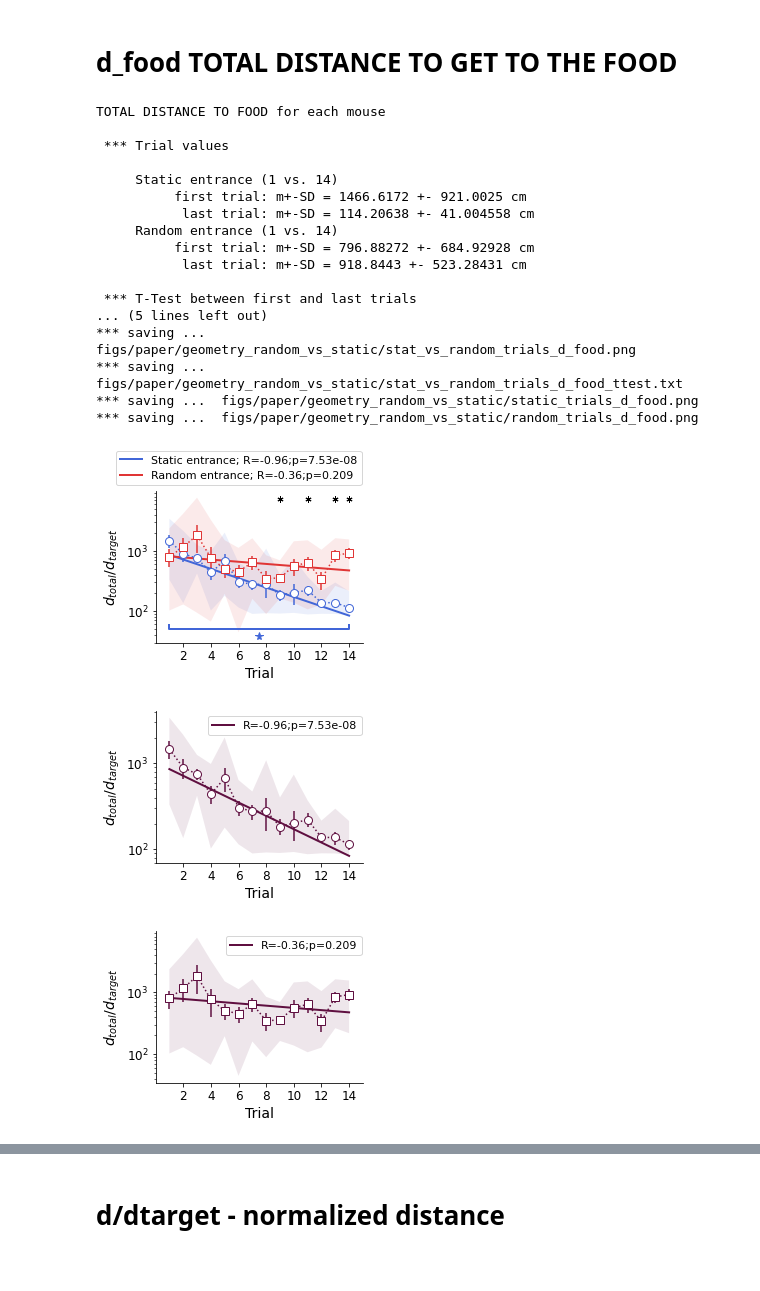
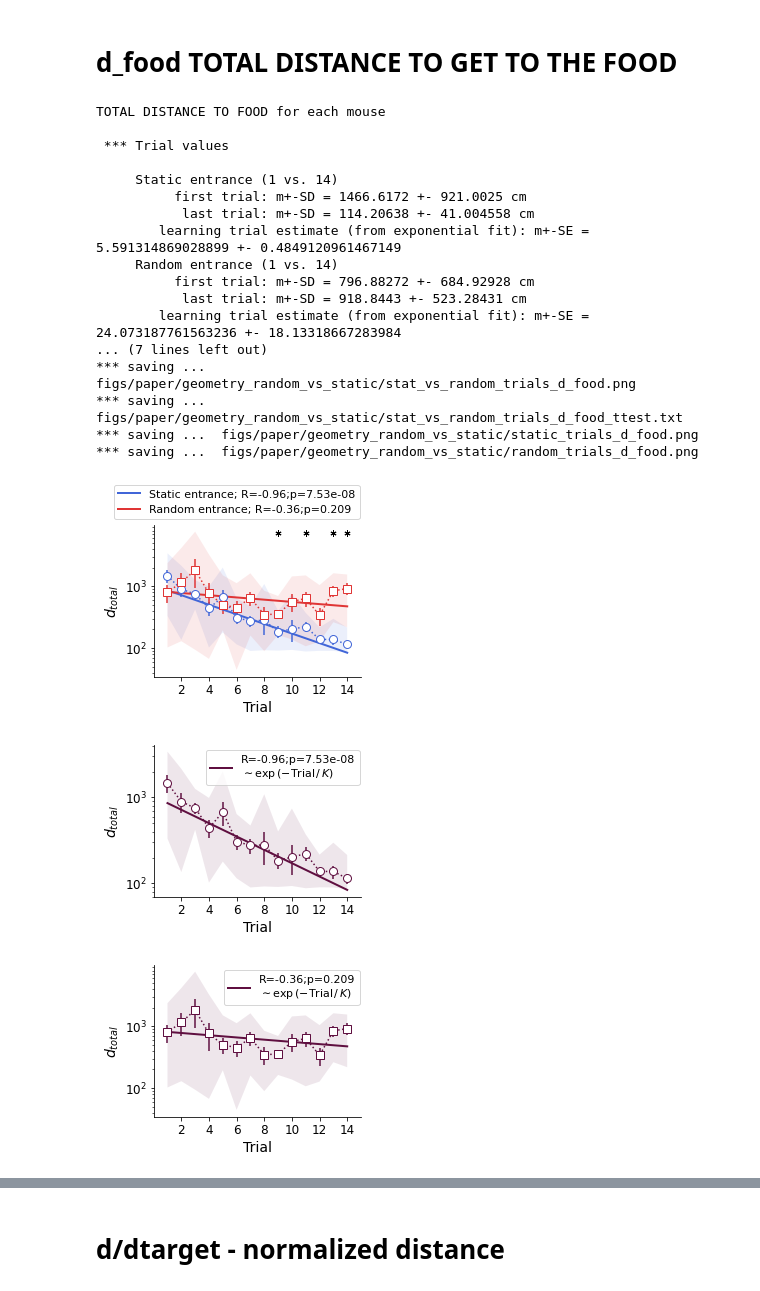
Before and after one commit to neuro-physics/mouse-cogmap, a Jupyter notebook: fig_paper_Random_Static_trajectory_param_stats.ipynb, the cells around one changed output, grey strips where cells are left out. Drawn from its saved outputs; the diff is of its cells as text; code cells hidden in the pictures.

```diff
--- a/fig_paper_Random_Static_trajectory_param_stats.ipynb
+++ b/fig_paper_Random_Static_trajectory_param_stats.ipynb
@@ -448,6 +890,10 @@ d_food_Z_linreg_trial_rt = misc.linregress(numpy.arange(n_trials) , linearize_fu
 d_food_Z_linreg_trial_ft = misc.linregress(numpy.arange(n_trials) , linearize_func_Z(d_food_mmean_sd_err_Z_ft[:        ,0]), alternative='two-sided')
 
 
+calc_distance_learning_time     = lambda linreg_res: -1.0 / linreg_res.slope # the trial learn time constant is -1/A, since I fitted the exponential distance = exp(A*Trial) to the decay of distance of trial
+calc_distance_learning_time_err = lambda linreg_res: linreg_res.stderr * (1.0 / linreg_res.slope**2) # error propagation formula for B = -1/A ... if I measure A and want to know B = f(A), then the error E(B) = E(A) * |dB/dA| applied in the measured value for A
+
+
 #######
 ####### t-test
 #######
@@ -460,14 +906,22 @@ k_significant_trials = misc.check_p_values(d_food_ttest_trials,p_significant,q_F
 d_food_ttest_first_last_rt = scipy.stats.ttest_ind(d_food_rt[0],d_food_rt[n_trials-1],equal_var=False,nan_policy='omit',alternative='two-sided')
 d_food_ttest_first_last_ft = scipy.stats.ttest_ind(d_food_ft[0],d_food_ft[n_trials-1],equal_var=False,nan_policy='omit',alternative='two-sided')
 
+
+trial_n_learn_estimate_rt     = calc_distance_learning_time(d_food_linreg_trial_rt)
+trial_n_learn_estimate_err_rt = calc_distance_learning_time_err(d_food_linreg_trial_rt)
+trial_n_learn_estimate_ft     = calc_distance_learning_time(d_food_linreg_trial_ft)
+trial_n_learn_estimate_err_ft = calc_distance_learning_time_err(d_food_linreg_trial_ft)
+
 ttest_result  = 'TOTAL DISTANCE TO FOOD for each mouse\n\n'
 ttest_result += ' *** Trial values' + '\n\n'
 ttest_result += f'     Static entrance (1 vs. {n_trials})\n'
 ttest_result += f'          first trial: m+-SD = {d_food_mmean_sd_err_rt[         0,0]:.8g} +- {d_food_mmean_sd_err_rt[         0,1]:.8g} cm\n'
 ttest_result += f'           last trial: m+-SD = {d_food_mmean_sd_err_rt[n_trials-1,0]:.8g} +- {d_food_mmean_sd_err_rt[n_trials-1,1]:.8g} cm\n'
+ttest_result += f'        learning trial estimate (from exponential fit): m+-SE = {trial_n_learn_estimate_rt} +- {trial_n_learn_estimate_err_rt} \n'
 ttest_result += f'     Random entrance (1 vs. {n_trials})\n'
 ttest_result += f'          first trial: m+-SD = {d_food_mmean_sd_err_ft[         0,0]:.8g} +- {d_food_mmean_sd_err_ft[         0,1]:.8g} cm\n'
 ttest_result += f'           last trial: m+-SD = {d_food_mmean_sd_err_ft[n_trials-1,0]:.8g} +- {d_food_mmean_sd_err_ft[n_trials-1,1]:.8g} cm\n'
+ttest_result += f'        learning trial estimate (from exponential fit): m+-SE = {trial_n_learn_estimate_ft} +- {trial_n_learn_estimate_err_ft} \n'
 ttest_result += '\n'
 ttest_result += ' *** T-Test between first and last trials' + '\n\n'
 ttest_result += f'     Static entrance (1 vs. {n_trials})' + '{2:s}:: T = {0:.8g}     p = {1:.8g}'.format(d_food_ttest_first_last_rt.statistic,d_food_ttest_first_last_rt.pvalue,'(*)' if check_significance(d_food_ttest_first_last_rt) else '   ') + '\n'
@@ -497,7 +951,7 @@ ax.set_xticks(numpy.arange(numpy.max((n_trials_ft,n_trials_rt))+1)[2::2])
 ax.set_xlim(0,numpy.min((n_trials_ft,n_trials_rt))+1)
 ax.legend(loc='lower right', bbox_to_anchor=(1.02, 1),fontsize=11)
 ax.set_xlabel('Trial')
-ax.set_ylabel('$d_{total}/d_{target}$')#('Distance walked\nper target distance')
+ax.set_ylabel('$d_{total}$')#('Distance walked\nper target distance')
 
 data_rt  = d_food_mmean_sd_err_rt
 data_ft  = d_food_mmean_sd_err_ft
@@ -505,16 +959,16 @@ ttest_rt = d_food_ttest_first_last_rt
 ttest_ft = d_food_ttest_first_last_ft
 data = list(data_rt[:n_trials,0]) + list(data_ft[:n_trials,0])
 
-if check_significance(ttest_rt):
-    pltt._annotate_boxplot(ax, 0, n_trials-1, data, data_min=numpy.min(data)-3*numpy.min(data_rt[:n_trials,2]),
-                            dy=None, TXT=None, color=color_rt, is_log_scale=True, x1_plot_coord=1, x2_plot_coord=n_trials,
-                            use_global_min_max=True, use_min=True, symbol_args=dict(marker='*',markersize=8),
-                            line_args=dict(linewidth=2))
-if check_significance(ttest_ft):
-    pltt._annotate_boxplot(ax, n_trials, 2*n_trials-1, data, data_max=numpy.max(data)+3*numpy.max(data_ft[:n_trials,2]),
-                            dy=None, TXT=None, color=color_ft, is_log_scale=True, x1_plot_coord=1, x2_plot_coord=n_trials,
-                            use_global_min_max=True, use_min=False, symbol_args=dict(marker='*',markersize=8),
-                            line_args=dict(linewidth=2))
+#if check_significance(ttest_rt):
+#    pltt._annotate_boxplot(ax, 0, n_trials-1, data, data_min=numpy.min(data)-3*numpy.min(data_rt[:n_trials,2]),
+#                            dy=None, TXT=None, color=color_rt, is_log_scale=True, x1_plot_coord=1, x2_plot_coord=n_trials,
+#                            use_global_min_max=True, use_min=True, symbol_args=dict(marker='*',markersize=8),
+#                            line_args=dict(linewidth=2))
+#if check_significance(ttest_ft):
+#    pltt._annotate_boxplot(ax, n_trials, 2*n_trials-1, data, data_max=numpy.max(data)+3*numpy.max(data_ft[:n_trials,2]),
+#                            dy=None, TXT=None, color=color_ft, is_log_scale=True, x1_plot_coord=1, x2_plot_coord=n_trials,
+#                            use_global_min_max=True, use_min=False, symbol_args=dict(marker='*',markersize=8),
+#                            line_args=dict(linewidth=2))
 
 pltt.set_box_axis(ax,False)
 
@@ -533,7 +987,7 @@ fh,ax = plt.subplots(nrows=1,ncols=1,sharex=False,sharey=False,figsize=FIGSIZE_1
 ax.set_position(list(AX_POS_1PANEL[:2])+list(AX_POS_1PANEL[2:]*0.8))
 pltt.plot_errorfill(numpy.arange(n_trials)+1,d_food_mmean_sd_err_rt[:n_trials,0],[d_food_mmean_sd_err_rt[:n_trials,-2],d_food_mmean_sd_err_rt[:n_trials,-1]],fmt=':',color=color_purple_kelly,ax=ax,markersize=8,absolute_err=True,alpha_fill=0.1)
 ax.errorbar(numpy.arange(n_trials)+1, d_food_mmean_sd_err_rt[:n_trials,0],d_food_mmean_sd_err_rt[:n_trials,2],fmt='o',color=color_purple_kelly,markersize=8,markerfacecolor='w')
-ax.plot(    numpy.arange(n_trials)+1,linreg_func(numpy.arange(n_trials)+1,d_food_linreg_trial_rt),'-',color=color_purple_kelly,linewidth=2,label='R={0:.2g};p={1:.3g}'.format(d_food_linreg_trial_rt.rvalue,d_food_linreg_trial_rt.pvalue))
+ax.plot(    numpy.arange(n_trials)+1,linreg_func(numpy.arange(n_trials)+1,d_food_linreg_trial_rt),'-',color=color_purple_kelly,linewidth=2,label='R={0:.2g};p={1:.3g}\n$\\sim\\exp\\left(-{{\\rm Trial}}\\,/\\,K\\right)$'.format(d_food_linreg_trial_rt.rvalue,d_food_linreg_trial_rt.pvalue))
 #pltt.plot_horizontal_lines(1,ax=ax,linewidth=0.5,color='k',linestyle='--',zorder=1000,xMin=0,xMax=n_trials+1)
 ax.set_yscale('log')
 ax.set_xticks(numpy.arange(numpy.max((n_trials_ft,n_trials_rt))+1)[2::2])
@@ -541,7 +995,7 @@ ax.set_xlim(0,numpy.min((n_trials_ft,n_trials_rt))+1)
 #ax.set_ylim(0.9,50)
 ax.legend(loc='upper right', bbox_to_anchor=(1.02, 1),fontsize=11)
 ax.set_xlabel('Trial')
-ax.set_ylabel('$d_{total}/d_{target}$')#('Distance walked\nper target distance')
+ax.set_ylabel('$d_{total}$')#('Distance walked\nper target distance')
 pltt.set_box_axis(ax,False)
 if save_output_figures:
     fig_name =   f'{output_dir}/static_trials_d_food.png'
@@ -553,41 +1007,44 @@ fh,ax = plt.subplots(nrows=1,ncols=1,sharex=False,sharey=False,figsize=FIGSIZE_1
 ax.set_position(list(AX_POS_1PANEL[:2])+list(AX_POS_1PANEL[2:]*0.8))
 pltt.plot_errorfill(numpy.arange(n_trials)+1,d_food_mmean_sd_err_ft[:n_trials,0],[d_food_mmean_sd_err_ft[:n_trials,-2],d_food_mmean_sd_err_ft[:n_trials,-1]],fmt=':',color=color_purple_kelly,ax=ax,markersize=8,absolute_err=True,alpha_fill=0.1)
 ax.errorbar(numpy.arange(n_trials)+1, d_food_mmean_sd_err_ft[:n_trials,0],d_food_mmean_sd_err_ft[:n_trials,2],fmt='s',color=color_purple_kelly,markersize=8,markerfacecolor='w')
-ax.plot(    numpy.arange(n_trials)+1,linreg_func(numpy.arange(n_trials)+1,d_food_linreg_trial_ft),'-',color=color_purple_kelly,linewidth=2,label='R={0:.2g};p={1:.3g}'.format(d_food_linreg_trial_ft.rvalue,d_food_linreg_trial_ft.pvalue))
+ax.plot(    numpy.arange(n_trials)+1,linreg_func(numpy.arange(n_trials)+1,d_food_linreg_trial_ft),'-',color=color_purple_kelly,linewidth=2,label='R={0:.2g};p={1:.3g}\n$\\sim\\exp\\left(-{{\\rm Trial}}\\,/\\,K\\right)$'.format(d_food_linreg_trial_ft.rvalue,d_food_linreg_trial_ft.pvalue))
 #pltt.plot_horizontal_lines(1,ax=ax,linewidth=0.5,color='k',linestyle='--',zorder=1000,xMin=0,xMax=n_trials+1)
 ax.set_yscale('log')
 ax.set_xticks(numpy.arange(numpy.max((n_trials_ft,n_trials_rt))+1)[2::2])
 ax.set_xlim(0,numpy.min((n_trials_ft,n_trials_rt))+1)
 #ax.set_ylim(0.9,50)
 ax.legend(loc='upper right', bbox_to_anchor=(1.02, 1),fontsize=11)
 ax.set_xlabel('Trial')
-ax.set_ylabel('$d_{total}/d_{target}$')#('Distance walked\nper target distance')
+ax.set_ylabel('$d_{total}$')#('Distance walked\nper target distance')
 pltt.set_box_axis(ax,False)
 if save_output_figures:
     fig_name =  f'{output_dir}/random_trials_d_food.png'
     print('*** saving ... ',fig_name )
     plt.savefig( fig_name,format='png',dpi=300,facecolor=(1,1,1,1),bbox_inches='tight')
 
 
+
+
+
 plt.show()
 # %% [output]
 TOTAL DISTANCE TO FOOD for each mouse
 
  *** Trial values
 
      Static entrance (1 vs. 14)
           first trial: m+-SD = 1466.6172 +- 921.0025 cm
            last trial: m+-SD = 114.20638 +- 41.004558 cm
+        learning trial estimate (from exponential fit): m+-SE = 5.591314869028899 +- 0.4849120961467149
      Random entrance (1 vs. 14)
           first trial: m+-SD = 796.88272 +- 684.92928 cm
            last trial: m+-SD = 918.8443 +- 523.28431 cm
-
- *** T-Test between first and last trials
-... (5 lines left out)
+        learning trial estimate (from exponential fit): m+-SE = 24.073187761563236 +- 18.13318667283984
+... (7 lines left out)
 *** saving ...  figs/paper/geometry_random_vs_static/stat_vs_random_trials_d_food.png
 *** saving ...  figs/paper/geometry_random_vs_static/stat_vs_random_trials_d_food_ttest.txt
 *** saving ...  figs/paper/geometry_random_vs_static/static_trials_d_food.png
 *** saving ...  figs/paper/geometry_random_vs_static/random_trials_d_food.png
-[figure, old version]
+[figure, new version]
-[figure, old version]
+[figure, new version]
-[figure, old version]
+[figure, new version]
```
Also changed, not shown: parts of 27 cells of this notebook, 5 other files.
